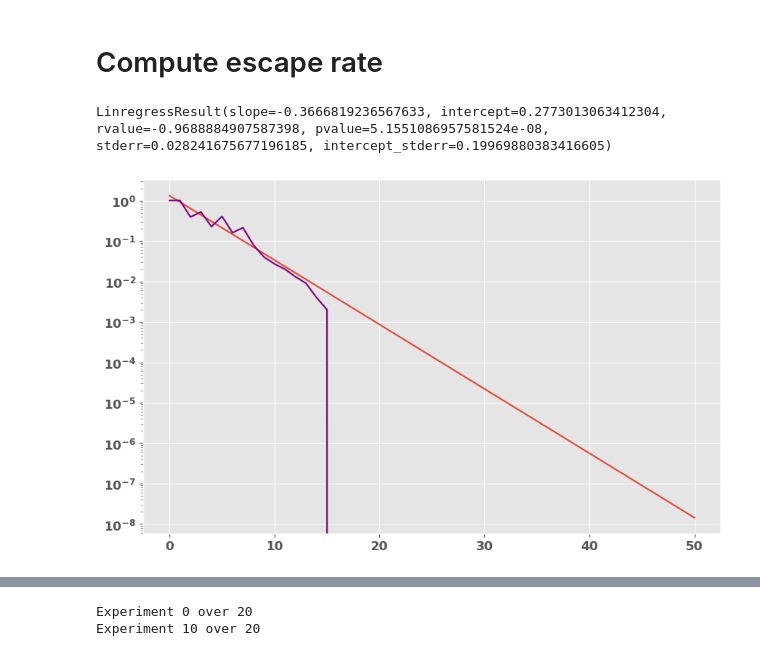
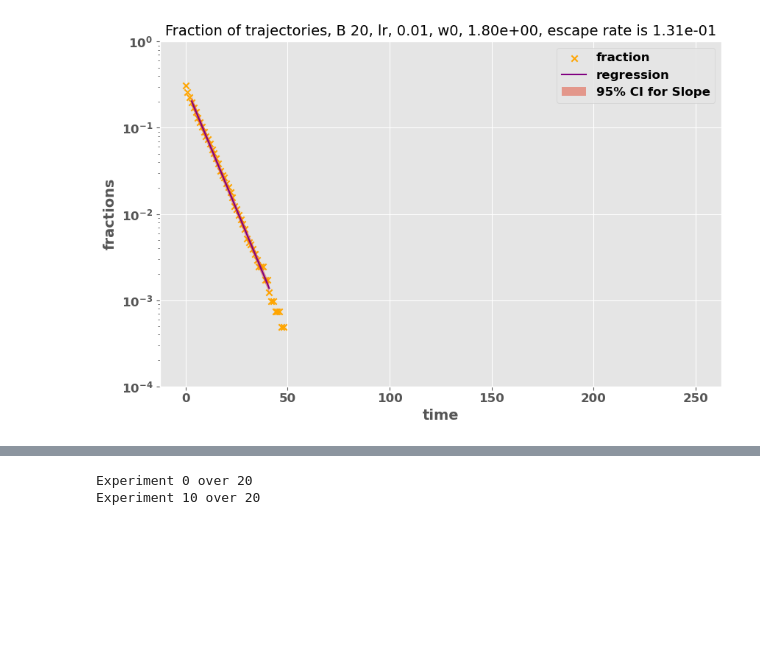
Before and after one commit to gcorlouer/SLTforSGD, a Jupyter notebook: notebooks/sgd1d.ipynb, the cells around one changed output, grey strips where cells are left out. Cells and saved outputs as stored; diff of their text form; code cells hidden in the pictures; blank space fills up the shorter version.

Commit message:
plot fig 1 sgd 1d

```diff
--- a/notebooks/sgd1d.ipynb
+++ b/notebooks/sgd1d.ipynb
@@ -56,14 +48,17 @@ Plot fraction of trajectories
 # %%
-nSGD = 10**3
-nsamples = 10**3
+# Initialise
+nSGD = 5*10**3
+nsamples = 5*10**3
 shuffle = True
 batch_size= 20
-w0 = 1.7
+lr = 0.01
+w0 = 1.8
 seed_init = 1
 seed_data = 1
-wmin = -2.0
-wmax = -1
-model = PolyModel(w0=w0, seed=seed_init, wmin=wmin, wmax=wmax)
+nw0 = 2
+wmax = nw0 * w0
+frac_max = 10**-3
+model = PolyModel(w0=w0, seed=seed_init, wmax=wmax, wmin=-wmax)
 sgd_runner = SGDPolyRunner(nSGD=nSGD, nsamples=nsamples, seed=seed_data, shuffle=shuffle,
                            batch_size=batch_size, auto=True)
 df = sgd_runner.generate_trajectories(model)
@@ -88,21 +65,9 @@ plt.show()
-# %% [markdown]
-# Compute escape rate
-# %%
-# Linear regress fraction against time
-from scipy.stats import linregress
-def compute_escape_rate(fraction, frac_max = 10**-2):
-    itmax = np.argmax(fraction<frac_max)
-    time = np.arange(0, itmax,1)
-    log_frac = np.log(fraction[:itmax])
-    stats = linregress(time, log_frac)
-    return stats
-# %%
-stats = compute_escape_rate(fraction)
-print(stats)
-y = stats.slope * time + stats.intercept
-plt.plot(time, np.exp(y))
-plt.plot(time, fraction[time], color="purple")
-plt.yscale("log")
-# %% [output]
-LinregressResult(slope=-0.3666819236567633, intercept=0.2773013063412304, rvalue=-0.9688884907587398, pvalue=5.1551086957581524e-08, stderr=0.028241675677196185, intercept_stderr=0.19969880383416605)
-[figure, removed]
+# %%
+%matplotlib inline
+trajectories = np.asarray(df['trajectory'].to_list())
+clean_traj = trajectories[~np.isnan(trajectories).any(axis=1)]
+fraction = regular_fraction(clean_traj, model)
+escape_rate, error = compute_escape_rate(fraction, frac_max=frac_max, tmin=3,
+                            batch_size=batch_size, lr=0.01, w0=w0)
+# %% [output]
+[figure, added]
```
Also changed, not shown: parts of 10 cells of this notebook, 3 other files.
